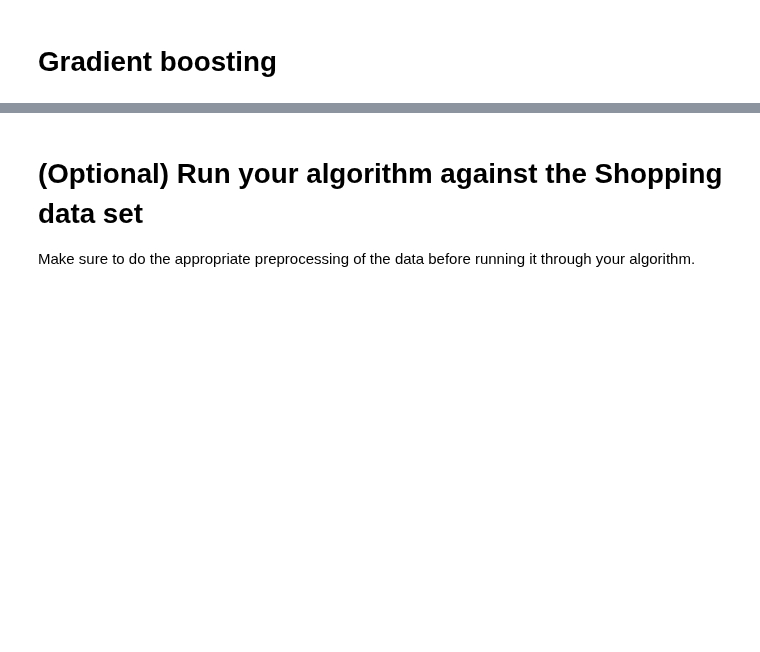
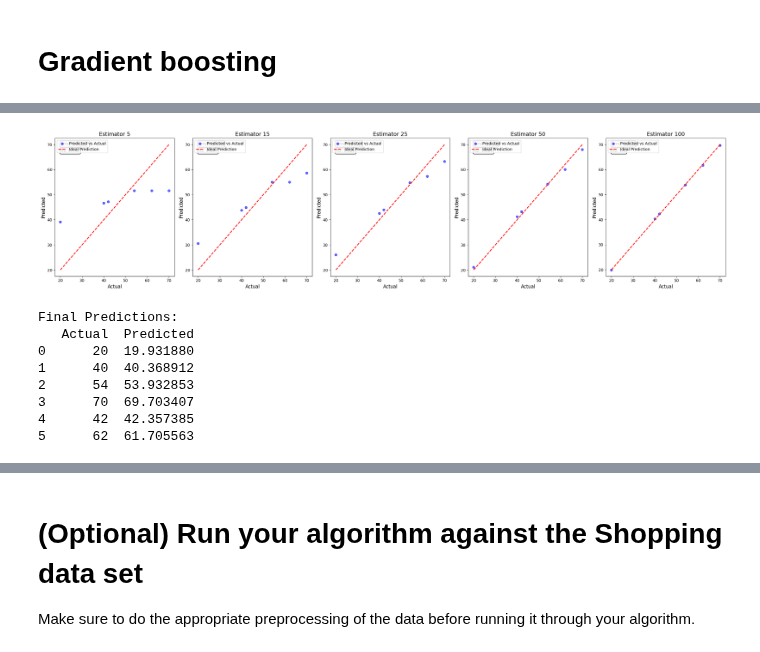
Before and after one commit to sheldonkemper/portfolio, a Jupyter notebook: Activity_6_2_4_Gradient_Boosting.ipynb, the cells around one changed output, grey strips where cells are left out. Cells and saved outputs as stored; diff of their text form; code cells hidden in the pictures; blank space fills up the shorter version.

```diff
--- a/Activity_6_2_4_Gradient_Boosting.ipynb
+++ b/Activity_6_2_4_Gradient_Boosting.ipynb
@@ -49,0 +112,17 @@ def GradientBoosting():
+# %%
+learning_rate = 0.1
+n_estimators = 100
+# Run gradient boosting
+models, final_predictions, loss_values = gradient_boosting(x, y, n_estimators, learning_rate)
+
+# Plot the predictions
+plot_predictions(y, final_predictions, [5, 15, 25, 50, 100])
+
+# Create a DataFrame to store the predictions
+df_predictions = pd.DataFrame({
+    "Actual": y,
+    "Predicted": final_predictions['prediction_100'] # Select the last prediction column
+})
+print("\nFinal Predictions:")
+print(df_predictions)
+# %% [output]
@@ -49,0 +146,9 @@ def GradientBoosting():
+[figure, added]
+Final Predictions:
+   Actual  Predicted
+0      20  19.931880
+1      40  40.368912
+2      54  53.932853
+3      70  69.703407
+4      42  42.357385
+5      62  61.705563
```
Also changed, not shown: parts of 7 cells of this notebook.
